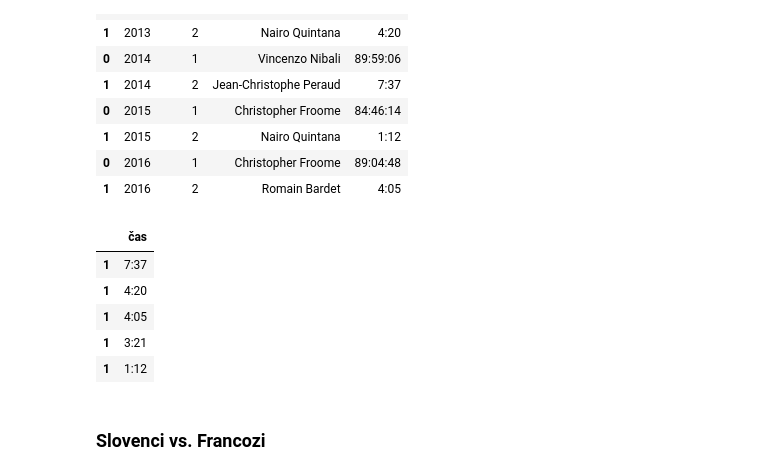
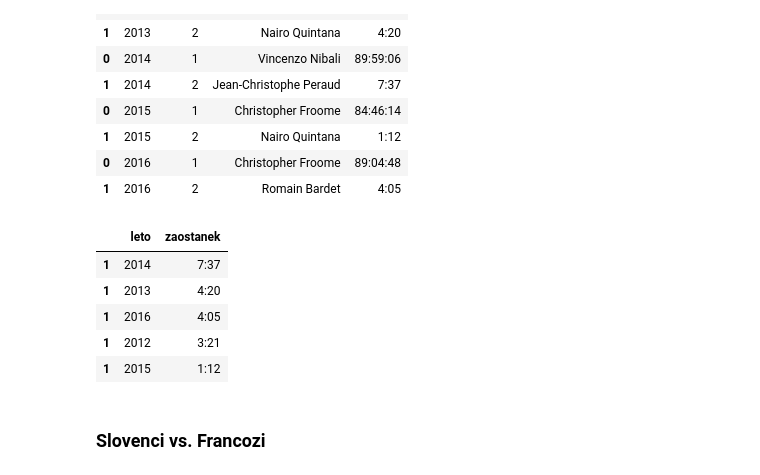
Before and after one commit to aeTS/Projekt-PRO1, a Jupyter notebook: Projekt_analiza_Tour.ipynb, the cells around one changed output. Cells and saved outputs as stored; diff of their text form; code cells hidden in the pictures.

```diff
--- a/Projekt_analiza_Tour.ipynb
+++ b/Projekt_analiza_Tour.ipynb
@@ -143,14 +157,16 @@ najdva
 | 0 | 2016 | 1 | Christopher Froome | 89:04:48 |
 | 1 | 2016 | 2 | Romain Bardet | 4:05 |
 # %%
-pd.DataFrame(naskok['čas'].sort_values(ascending=False))
+max_naskok = pd.DataFrame(naskok[['leto', 'čas']].sort_values('čas', ascending=False))
+max_naskok.columns = ['leto', 'zaostanek']
+max_naskok
 # %% [output]
-|  | čas |
-| 1 | 7:37 |
-| 1 | 4:20 |
-| 1 | 4:05 |
-| 1 | 3:21 |
-| 1 | 1:12 |
+|  | leto | zaostanek |
+| 1 | 2014 | 7:37 |
+| 1 | 2013 | 4:20 |
+| 1 | 2016 | 4:05 |
+| 1 | 2012 | 3:21 |
+| 1 | 2015 | 1:12 |
 # %% [markdown]
 ### Slovenci vs. Francozi
 # %% [markdown]
```
Also changed, not shown: parts of 17 cells of this notebook.
